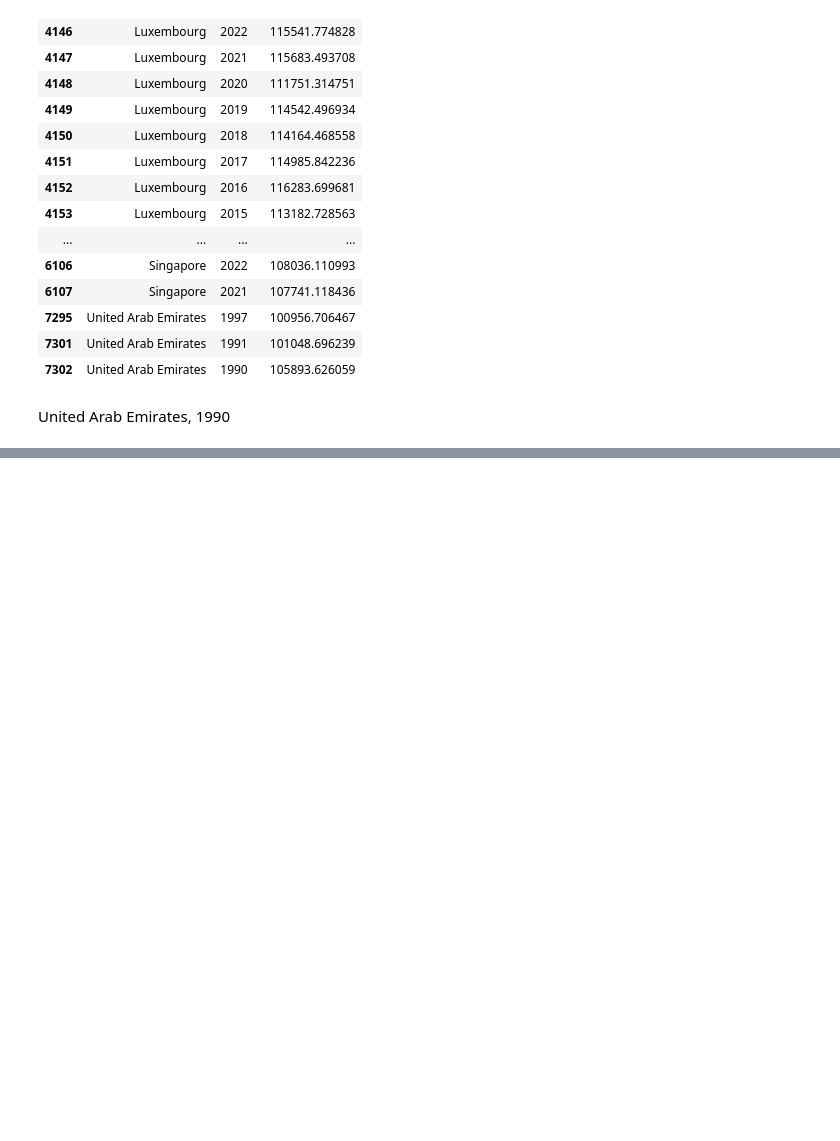
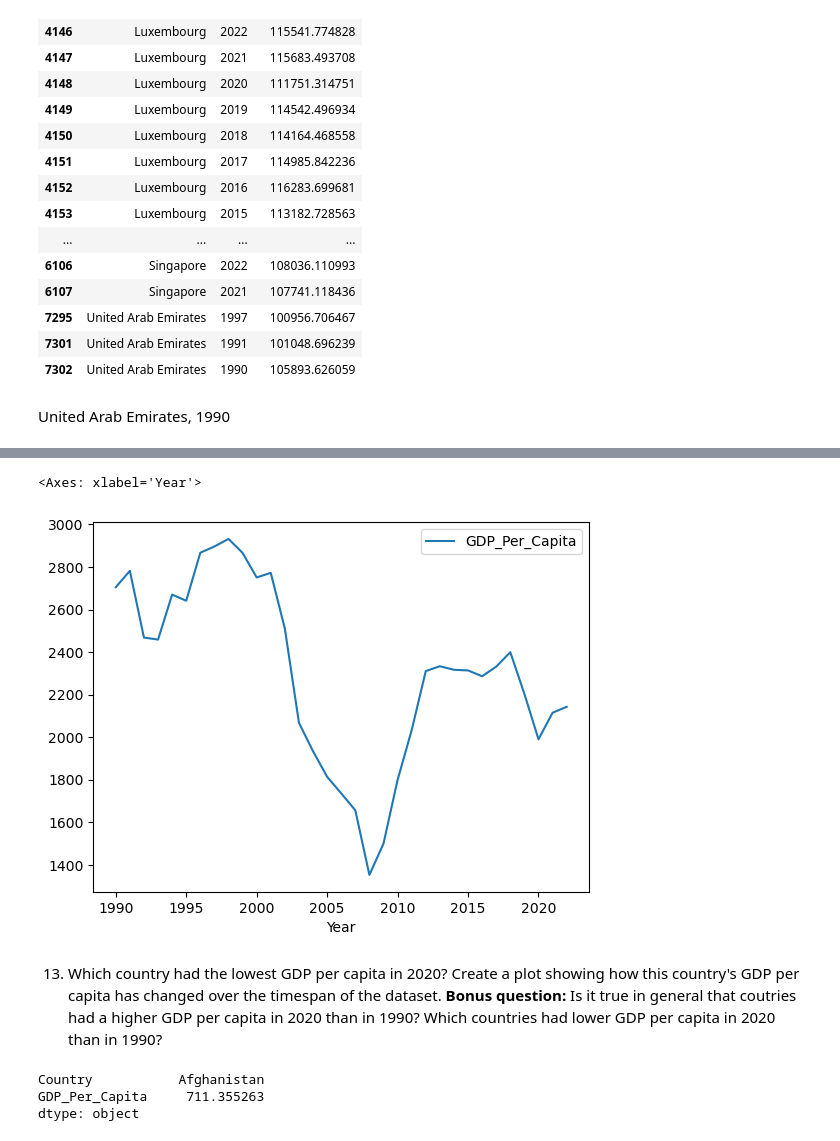
Before and after one commit to NSS-Data-Analytics-Cohort-12/un-python-ericahen, a Jupyter notebook: notebooks/un_project.ipynb, the cells around one changed output, grey strips where cells are left out. Saved outputs shown, nothing was run; the diff lists cells and outputs as text; code cells hidden in the pictures; blank space fills up the shorter version.

```diff
--- a/notebooks/un_project.ipynb
+++ b/notebooks/un_project.ipynb
@@ -188,0 +243,15 @@ United Arab Emirates, 1990
+# %%
+gdp_df[gdp_df["Country"]=="Zimbabwe"].plot(x="Year",
+            y="GDP_Per_Capita",
+            kind="line")
+# %% [output]
+<Axes: xlabel='Year'>
+[figure, added]
+# %% [markdown]
+13. Which country had the lowest GDP per capita in 2020? Create a plot showing how this country's GDP per capita has changed over the timespan of the dataset. **Bonus question:** Is it true in general that coutries had a higher GDP per capita in 2020 than in 1990? Which countries had lower GDP per capita in 2020 than in 1990?
+# %%
+gdp_2020[["Country", "GDP_Per_Capita"]].agg(min)
+# %% [output]
+Country           Afghanistan
+GDP_Per_Capita     711.355263
+dtype: object
```
Also changed, not shown: parts of 27 cells of this notebook.
